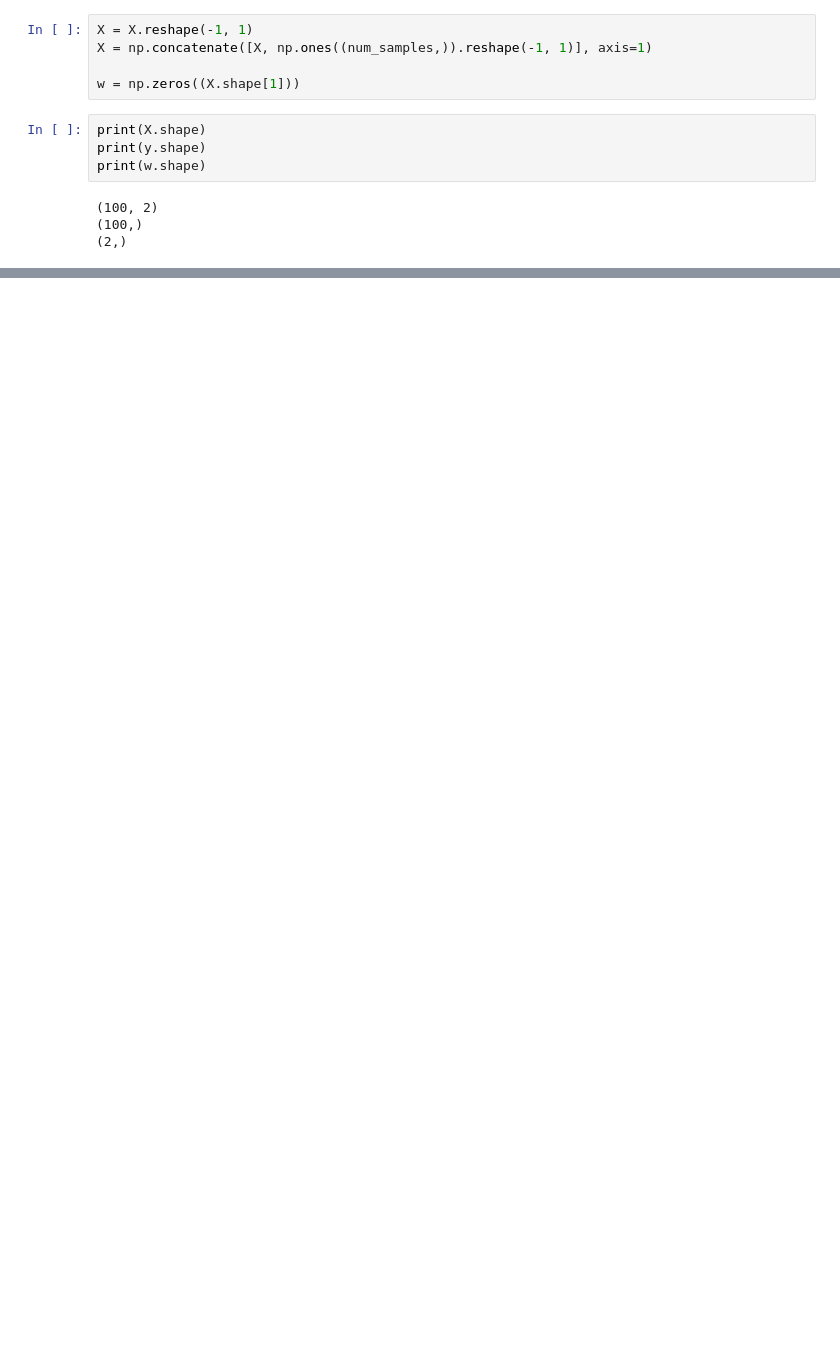
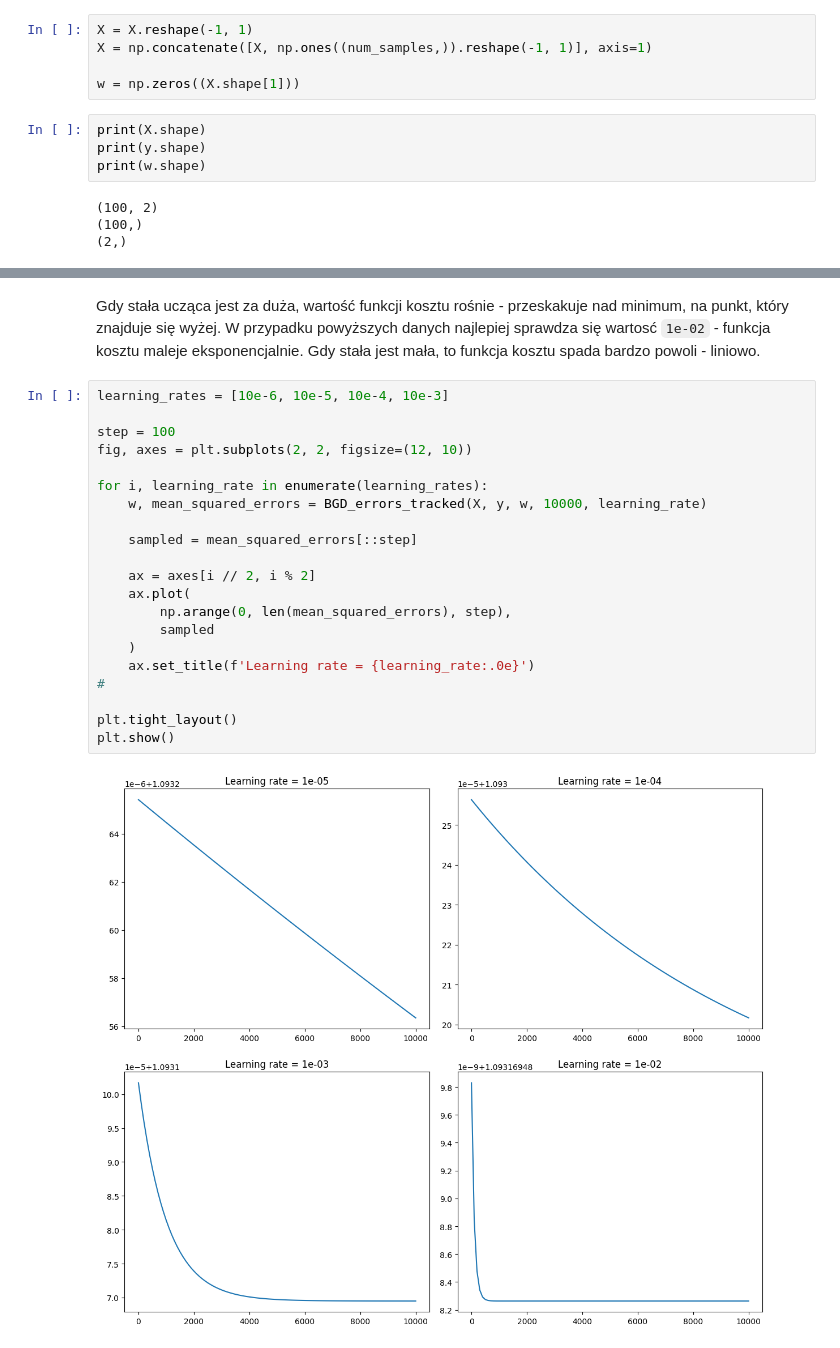
Before and after one commit to pawlowiczf/Stochastic-Methods-in-Machine-Learning, a Jupyter notebook: 01-sgd/lab.ipynb, the cells around one changed output, grey strips where cells are left out. Cells and saved outputs as stored; diff of their text form; blank space fills up the shorter version.

```diff
--- a/01-sgd/lab.ipynb
+++ b/01-sgd/lab.ipynb
@@ -76,0 +149,25 @@ plt.show()
+# %% [markdown]
+Gdy stała ucząca jest za duża, wartość funkcji kosztu rośnie - przeskakuje nad minimum, na punkt, który znajduje się wyżej. W przypadku powyższych danych najlepiej sprawdza się wartosć `1e-02` - funkcja kosztu maleje eksponencjalnie. Gdy stała jest mała, to funkcja kosztu spada bardzo powoli - liniowo.
+# %%
+learning_rates = [10e-6, 10e-5, 10e-4, 10e-3]
+
+step = 100
+fig, axes = plt.subplots(2, 2, figsize=(12, 10))
+
+for i, learning_rate in enumerate(learning_rates):
+    w, mean_squared_errors = BGD_errors_tracked(X, y, w, 10000, learning_rate)
+
+    sampled = mean_squared_errors[::step]
+
+    ax = axes[i // 2, i % 2]
+    ax.plot(
+        np.arange(0, len(mean_squared_errors), step),
+        sampled
+    )
+    ax.set_title(f'Learning rate = {learning_rate:.0e}')
+#
+
+plt.tight_layout()
+plt.show()
+# %% [output]
+[figure, added]
```
Also changed, not shown: parts of 11 cells of this notebook, 1 other file.
